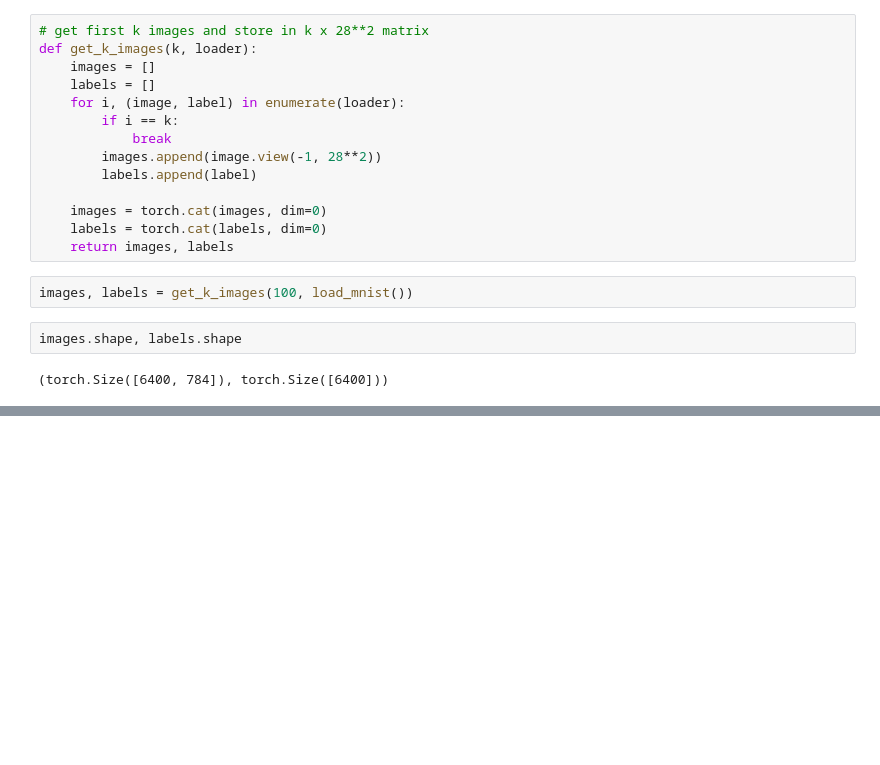
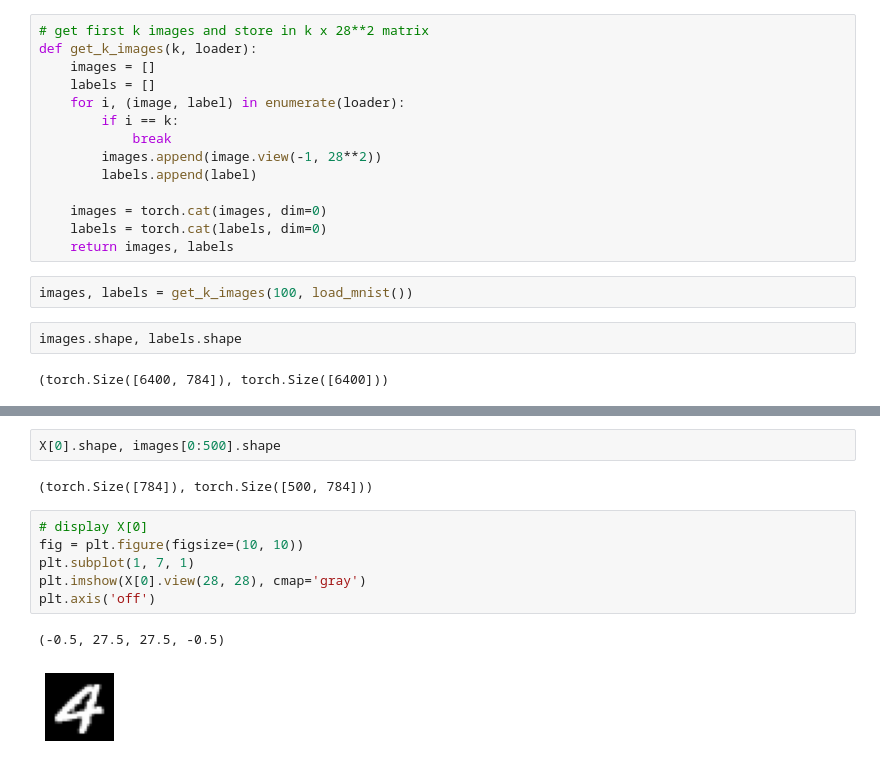
Before and after one commit to seanjaffe1/khopfield, a Jupyter notebook: sandbox.ipynb, the cells around one changed output, grey strips where cells are left out. Drawn from its saved outputs; the diff is of its cells as text; blank space fills up the shorter version.

```diff
--- a/sandbox.ipynb
+++ b/sandbox.ipynb
@@ -74,0 +210,13 @@ for i in range(3):
+# %%
+X[0].shape, images[0:500].shape
+# %% [output]
+(torch.Size([784]), torch.Size([500, 784]))
+# %%
+# display X[0]
+fig = plt.figure(figsize=(10, 10))
+plt.subplot(1, 7, 1)
+plt.imshow(X[0].view(28, 28), cmap='gray')
+plt.axis('off')
+# %% [output]
+(-0.5, 27.5, 27.5, -0.5)
+[figure, added]
```
Also changed, not shown: parts of 20 cells of this notebook, 5 other files.
